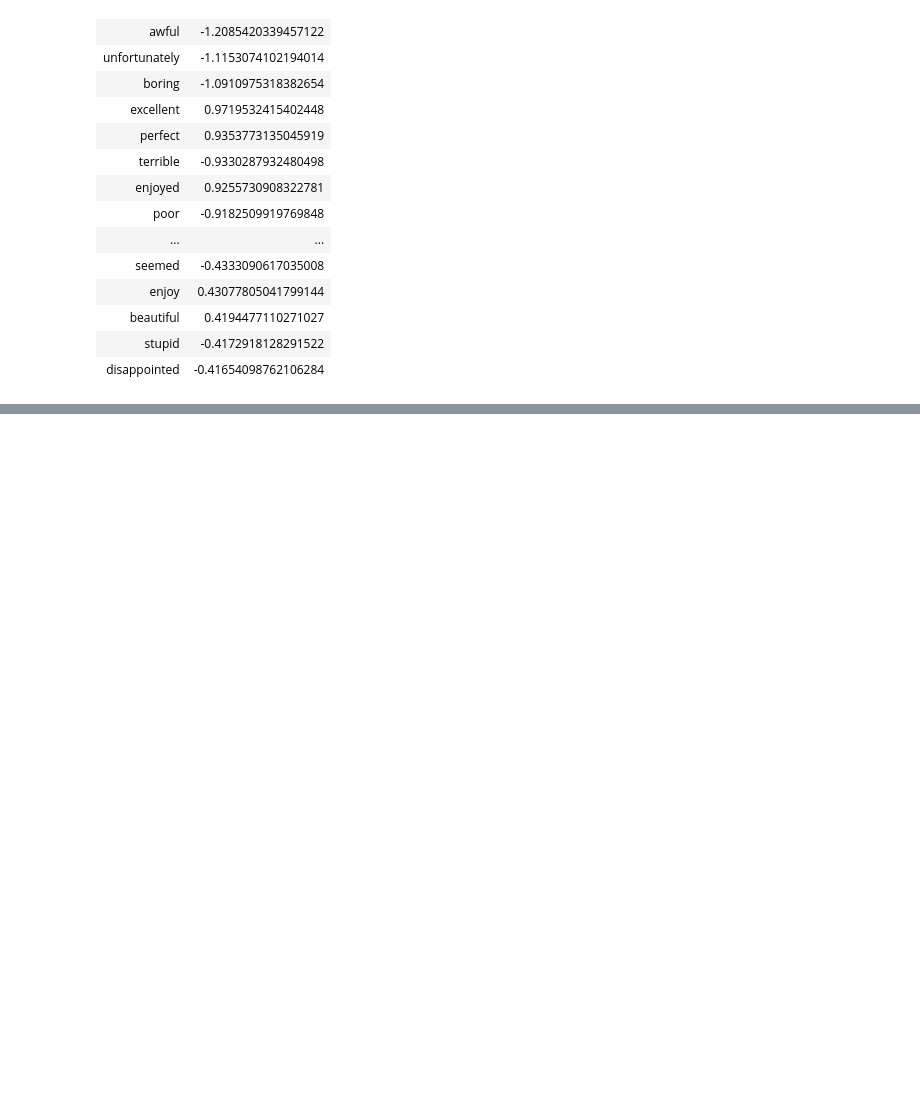
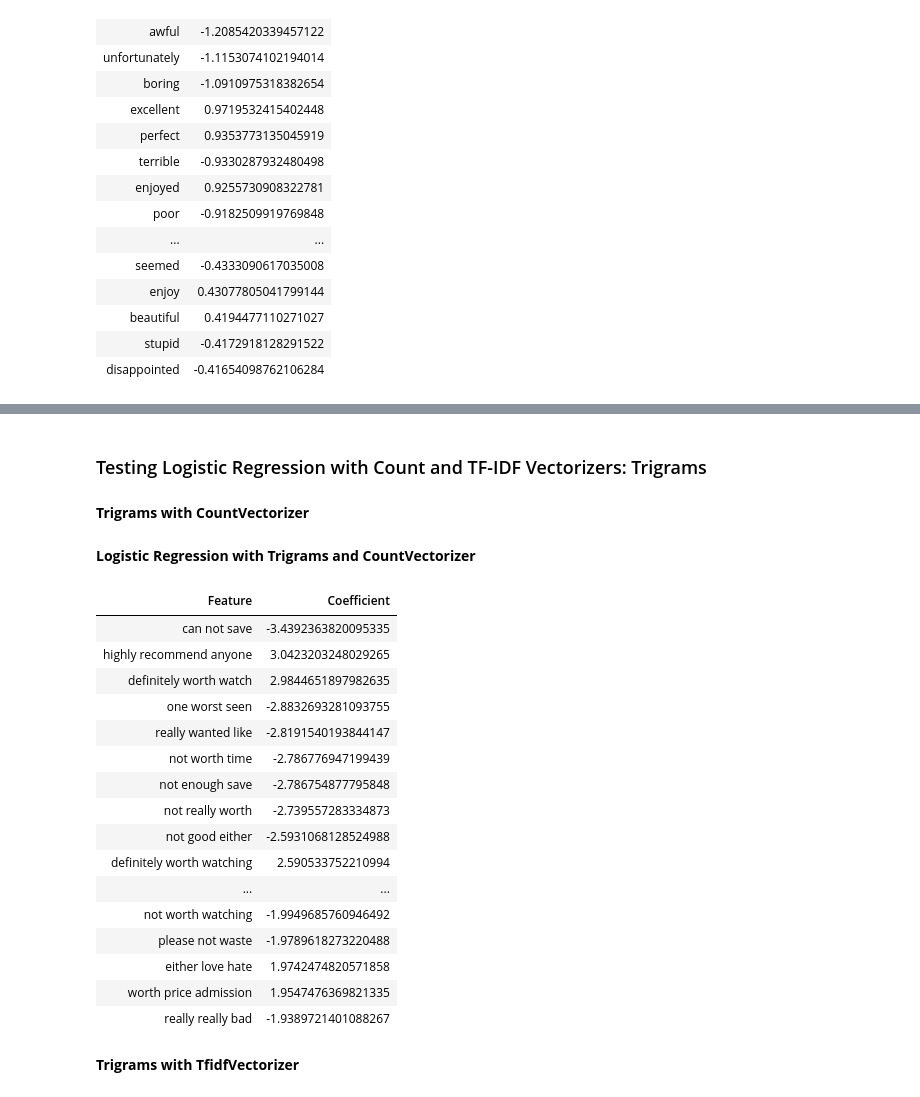
Before and after one commit to Danitilahun/Sentiment-Analysis, a Jupyter notebook: Feature_Engineering_and_Feature_Selection_for_Sentiment_Analyzer.ipynb, the cells around one changed output, grey strips where cells are left out. Drawn from its saved outputs; the diff is of its cells as text; code cells hidden in the pictures; blank space fills up the shorter version.

```diff
--- a/Feature_Engineering_and_Feature_Selection_for_Sentiment_Analyzer.ipynb
+++ b/Feature_Engineering_and_Feature_Selection_for_Sentiment_Analyzer.ipynb
@@ -623,0 +709,46 @@ important_features_table_count
+# %% [markdown]
+### Testing Logistic Regression with Count and TF-IDF Vectorizers: Trigrams
+# %% [markdown]
+**Trigrams with CountVectorizer**
+# %%
+x_train_trigrams_count_vectorized, x_test_trigrams_count_vectorized, trigram_count_vectorizer = vectorize_text(
+    train_data['Reviews_clean'],
+    test_data['Reviews_clean'],
+    tokenizer=LemmaTokenizer(),
+    vectorizer_type='count',
+    ngram_range=(3, 3),
+    min_df=10,
+    max_features=500
+)
+# %% [markdown]
+**Logistic Regression with Trigrams and CountVectorizer**
+# %%
+accuracy_trigrams_count, important_features_table_trigrams_count = train_logistic_regression(
+    x_train_trigrams_count_vectorized,
+    y_train,
+    x_test_trigrams_count_vectorized,
+    y_test,
+    trigram_count_vectorizer,
+    top_n_features=50
+)
+important_features_table_trigrams_count
+# %% [output]
+| Feature | Coefficient |
+| can not save | -3.4392363820095335 |
+| highly recommend anyone | 3.0423203248029265 |
+| definitely worth watch | 2.9844651897982635 |
+| one worst seen | -2.8832693281093755 |
+| really wanted like | -2.8191540193844147 |
+| not worth time | -2.786776947199439 |
+| not enough save | -2.786754877795848 |
+| not really worth | -2.739557283334873 |
+| not good either | -2.5931068128524988 |
+| definitely worth watching | 2.590533752210994 |
+| ... | ... |
+| not worth watching | -1.9949685760946492 |
+| please not waste | -1.9789618273220488 |
+| either love hate | 1.9742474820571858 |
+| worth price admission | 1.9547476369821335 |
+| really really bad | -1.9389721401088267 |
+# %% [markdown]
+**Trigrams with TfidfVectorizer**
```
Also changed, not shown: parts of 25 cells of this notebook.
